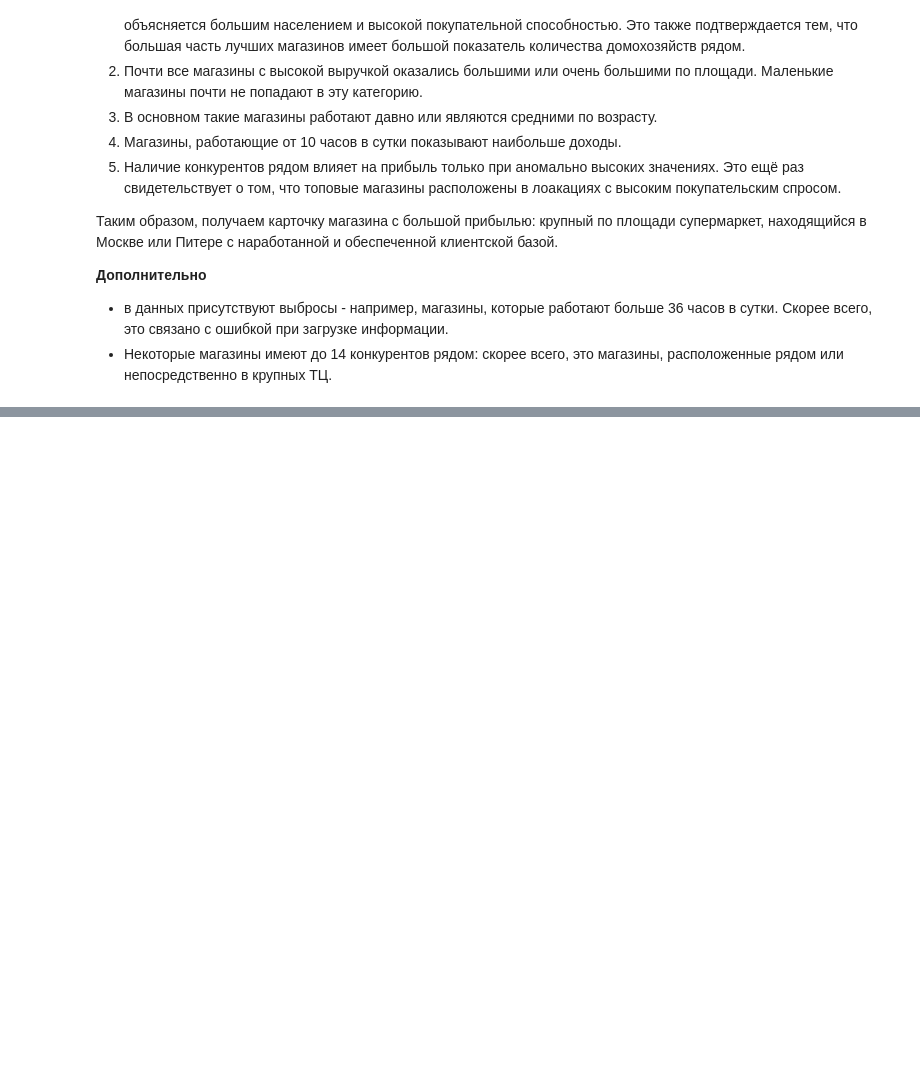
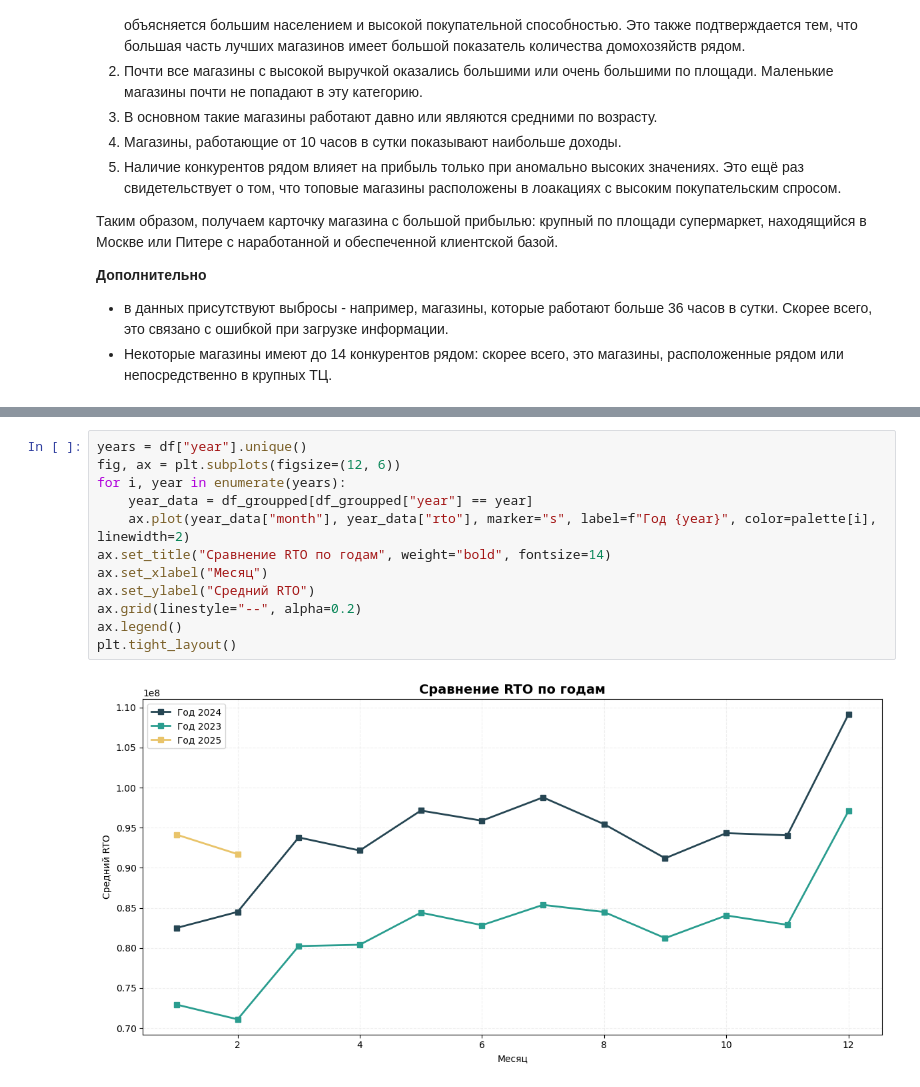
Before and after one commit to kmvitik/smadimo_gp_5_deep_learning, a Jupyter notebook: tabular_data/eda.ipynb, the cells around one changed output, grey strips where cells are left out. Saved outputs shown, nothing was run; the diff lists cells and outputs as text; blank space fills up the shorter version.

```diff
--- a/tabular_data/eda.ipynb
+++ b/tabular_data/eda.ipynb
@@ -272,0 +292,14 @@ plt.tight_layout()
+# %%
+years = df["year"].unique()
+fig, ax = plt.subplots(figsize=(12, 6))
+for i, year in enumerate(years):
+    year_data = df_groupped[df_groupped["year"] == year]
+    ax.plot(year_data["month"], year_data["rto"], marker="s", label=f"Год {year}", color=palette[i], linewidth=2)
+ax.set_title("Сравнение RTO по годам", weight="bold", fontsize=14)
+ax.set_xlabel("Месяц")
+ax.set_ylabel("Средний RTO")
+ax.grid(linestyle="--", alpha=0.2)
+ax.legend()
+plt.tight_layout()
+# %% [output]
+[figure, added]
```
Also changed, not shown: parts of 8 cells of this notebook.
